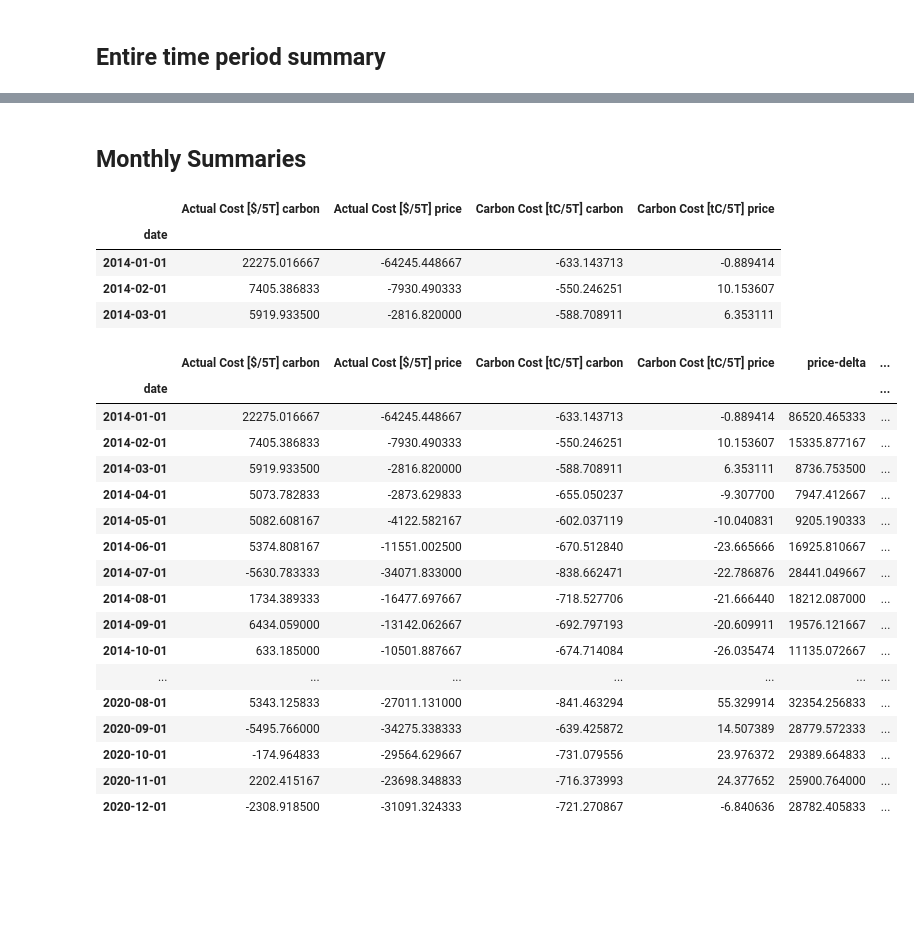
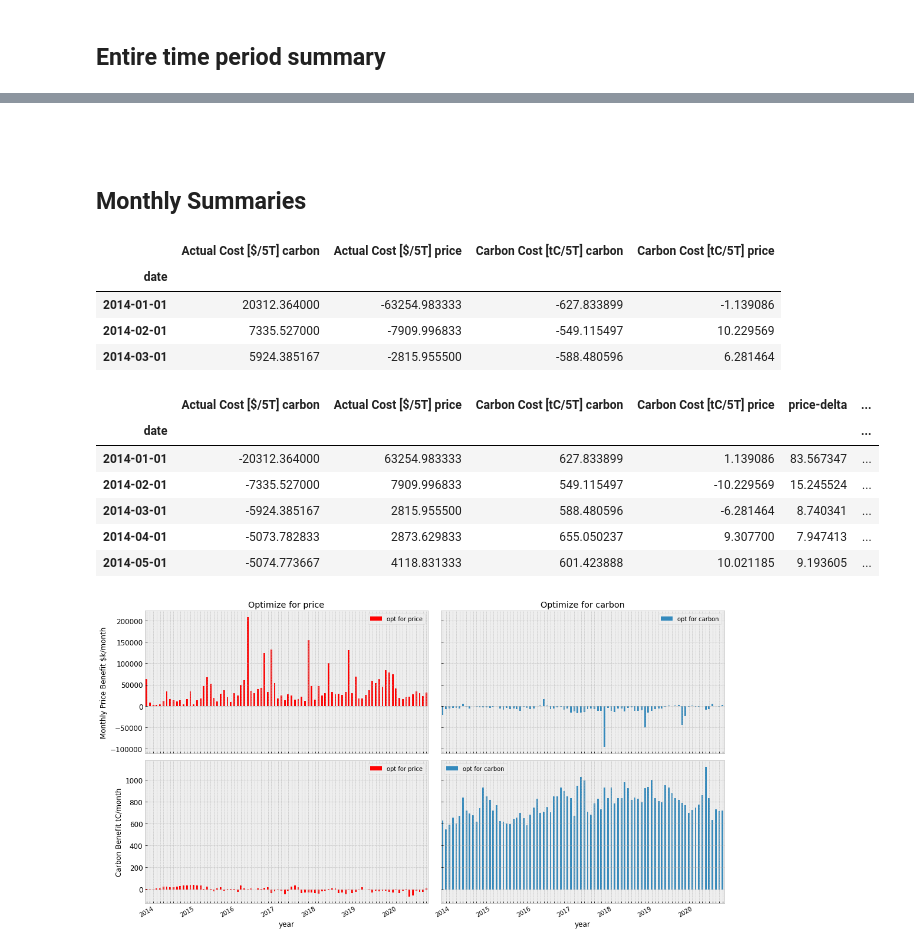
Before and after one commit to ADGEfficiency/energy-py-linear, a Jupyter notebook: notebooks/space-between-viewer.ipynb, the cells around one changed output, grey strips where cells are left out. Drawn from its saved outputs; the diff is of its cells as text; code cells hidden in the pictures; blank space fills up the shorter version.

```diff
--- a/notebooks/space-between-viewer.ipynb
+++ b/notebooks/space-between-viewer.ipynb
@@ -37,36 +38,64 @@ summary.head()
+# %% [markdown]
+##
 # %% [markdown]
 ## Monthly Summaries
 # %%
 pvt = results.pivot_table(index='date', values=['Actual Cost [$/5T]', 'Carbon Cost [tC/5T]'], columns='objective')
+pvt.index = pd.to_datetime(pvt.index)
 pvt.columns = [' '.join(col).strip() for col in pvt.columns.values]
 pvt.head(3)
 # %% [output]
 |  | Actual Cost [$/5T] carbon | Actual Cost [$/5T] price | Carbon Cost [tC/5T] carbon | Carbon Cost [tC/5T] price |
 | date |  |  |  |  |
-| 2014-01-01 | 22275.016667 | -64245.448667 | -633.143713 | -0.889414 |
-| 2014-02-01 | 7405.386833 | -7930.490333 | -550.246251 | 10.153607 |
-| 2014-03-01 | 5919.933500 | -2816.820000 | -588.708911 | 6.353111 |
+| 2014-01-01 | 20312.364000 | -63254.983333 | -627.833899 | -1.139086 |
+| 2014-02-01 | 7335.527000 | -7909.996833 | -549.115497 | 10.229569 |
+| 2014-03-01 | 5924.385167 | -2815.955500 | -588.480596 | 6.281464 |
 # %%
-pvt['price-delta'] = pvt.loc[:, 'Actual Cost [$/5T] carbon'] - pvt.loc[:, 'Actual Cost [$/5T] price']
+pvt['price-delta'] = (pvt.loc[:, 'Actual Cost [$/5T] carbon'] - pvt.loc[:, 'Actual Cost [$/5T] price']) / 1000
 pvt['carbon-delta'] = pvt.loc[:, 'Carbon Cost [tC/5T] price'] - pvt.loc[:, 'Carbon Cost [tC/5T] carbon']
-pvt['carbon-price'] = pvt['price-delta'] / pvt['carbon-delta']
-pvt
+pvt['carbon-price'] = 1000 * pvt['price-delta'] / pvt['carbon-delta']
+
+reverse_cols = [c for c in pvt.columns if '/5T]' in str(c)]
+pvt[reverse_cols] = pvt[reverse_cols] * -1
+
+#pvt.index = pvt.index.strftime('%Y-%m')
+pvt.head()
 # %% [output]
 |  | Actual Cost [$/5T] carbon | Actual Cost [$/5T] price | Carbon Cost [tC/5T] carbon | Carbon Cost [tC/5T] price | price-delta | ... |
 | date |  |  |  |  |  | ... |
-| 2014-01-01 | 22275.016667 | -64245.448667 | -633.143713 | -0.889414 | 86520.465333 | ... |
-| 2014-02-01 | 7405.386833 | -7930.490333 | -550.246251 | 10.153607 | 15335.877167 | ... |
-| 2014-03-01 | 5919.933500 | -2816.820000 | -588.708911 | 6.353111 | 8736.753500 | ... |
-| 2014-04-01 | 5073.782833 | -2873.629833 | -655.050237 | -9.307700 | 7947.412667 | ... |
-| 2014-05-01 | 5082.608167 | -4122.582167 | -602.037119 | -10.040831 | 9205.190333 | ... |
-| 2014-06-01 | 5374.808167 | -11551.002500 | -670.512840 | -23.665666 | 16925.810667 | ... |
-| 2014-07-01 | -5630.783333 | -34071.833000 | -838.662471 | -22.786876 | 28441.049667 | ... |
-| 2014-08-01 | 1734.389333 | -16477.697667 | -718.527706 | -21.666440 | 18212.087000 | ... |
-| 2014-09-01 | 6434.059000 | -13142.062667 | -692.797193 | -20.609911 | 19576.121667 | ... |
-| 2014-10-01 | 633.185000 | -10501.887667 | -674.714084 | -26.035474 | 11135.072667 | ... |
-| ... | ... | ... | ... | ... | ... | ... |
-| 2020-08-01 | 5343.125833 | -27011.131000 | -841.463294 | 55.329914 | 32354.256833 | ... |
-| 2020-09-01 | -5495.766000 | -34275.338333 | -639.425872 | 14.507389 | 28779.572333 | ... |
-| 2020-10-01 | -174.964833 | -29564.629667 | -731.079556 | 23.976372 | 29389.664833 | ... |
-| 2020-11-01 | 2202.415167 | -23698.348833 | -716.373993 | 24.377652 | 25900.764000 | ... |
-| 2020-12-01 | -2308.918500 | -31091.324333 | -721.270867 | -6.840636 | 28782.405833 | ... |
+| 2014-01-01 | -20312.364000 | 63254.983333 | 627.833899 | 1.139086 | 83.567347 | ... |
+| 2014-02-01 | -7335.527000 | 7909.996833 | 549.115497 | -10.229569 | 15.245524 | ... |
+| 2014-03-01 | -5924.385167 | 2815.955500 | 588.480596 | -6.281464 | 8.740341 | ... |
+| 2014-04-01 | -5073.782833 | 2873.629833 | 655.050237 | 9.307700 | 7.947413 | ... |
+| 2014-05-01 | -5074.773667 | 4118.831333 | 601.423888 | 10.021185 | 9.193605 | ... |
+# %%
+plt.style.use('bmh')
+
+pvt['year-month'] = pvt.index.strftime('%Y-%m')
+pvt['year'] = pvt.index.strftime('%Y')
+f, axes = plt.subplots(nrows=2, ncols=2, figsize=(15, 8), sharex=True, sharey='row')
+
+axes[0][0].set_title('Optimize for price')
+pvt.plot(ax=axes[0][0], y='Actual Cost [$/5T] price', kind='bar', x='year', label='opt for price', color='red')
+pvt.plot(ax=axes[0][1], y='Actual Cost [$/5T] carbon', kind='bar', x='year', label='opt for carbon')
+
+axes[0][1].set_title('Optimize for carbon')
+pvt.plot(ax=axes[1][0], y='Carbon Cost [tC/5T] price', kind='bar', x='year', label='opt for price', color='red')
+pvt.plot(ax=axes[1][1], y='Carbon Cost [tC/5T] carbon', kind='bar', x='year', label='opt for carbon')
+
+axes[0][0].set_ylabel('Monthly Price Benefit $k/month')
+axes[1][0].set_ylabel('Carbon Benefit tC/month')
+
+for ax in axes.flatten():
+    ax.tick_params(axis="y", labelsize=12)
+    ax.tick_params(axis="x", labelsize=10)
+
+n = 12
+for ax in[axes[1][1], axes[1][0]]:
+    _ = [l.set_visible(False) for (i,l) in enumerate(ax.xaxis.get_ticklabels()) if i % n != 0]
+    _ = ax.tick_params(axis='x', rotation=30)
+
+plt.tight_layout()
+f.savefig('/Users/adam/adgefficiency.github.io/assets/space-between/monthly-benefit.png')
+# %% [output]
+[figure, added]
```
Also changed, not shown: parts of 12 cells of this notebook, 3 other files.
